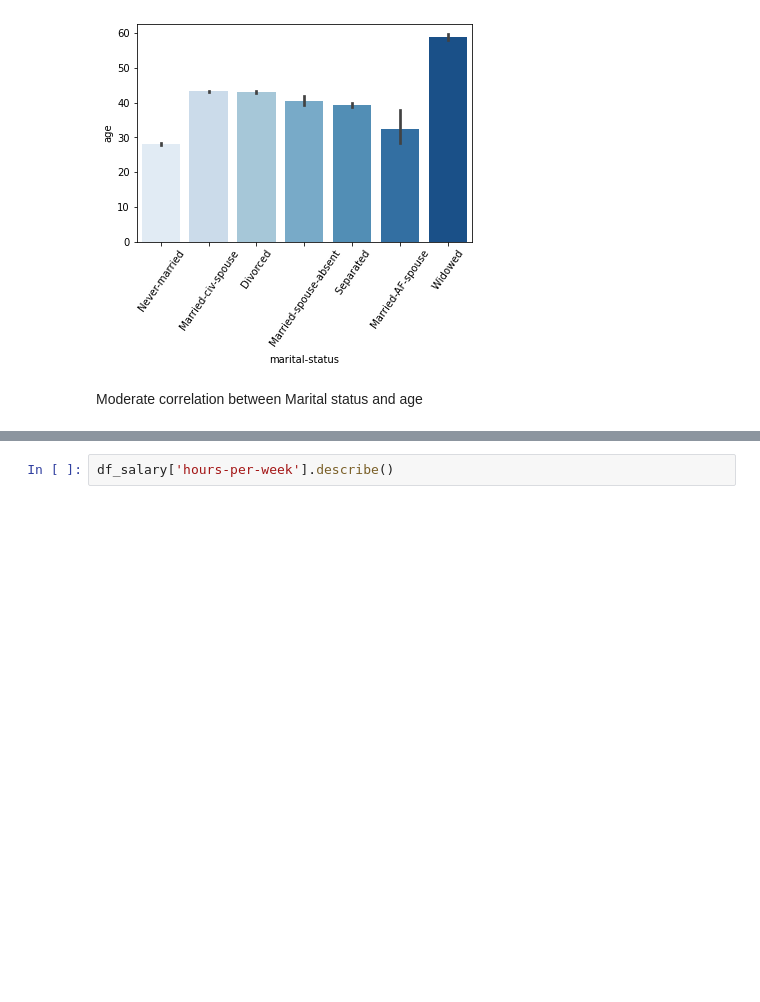
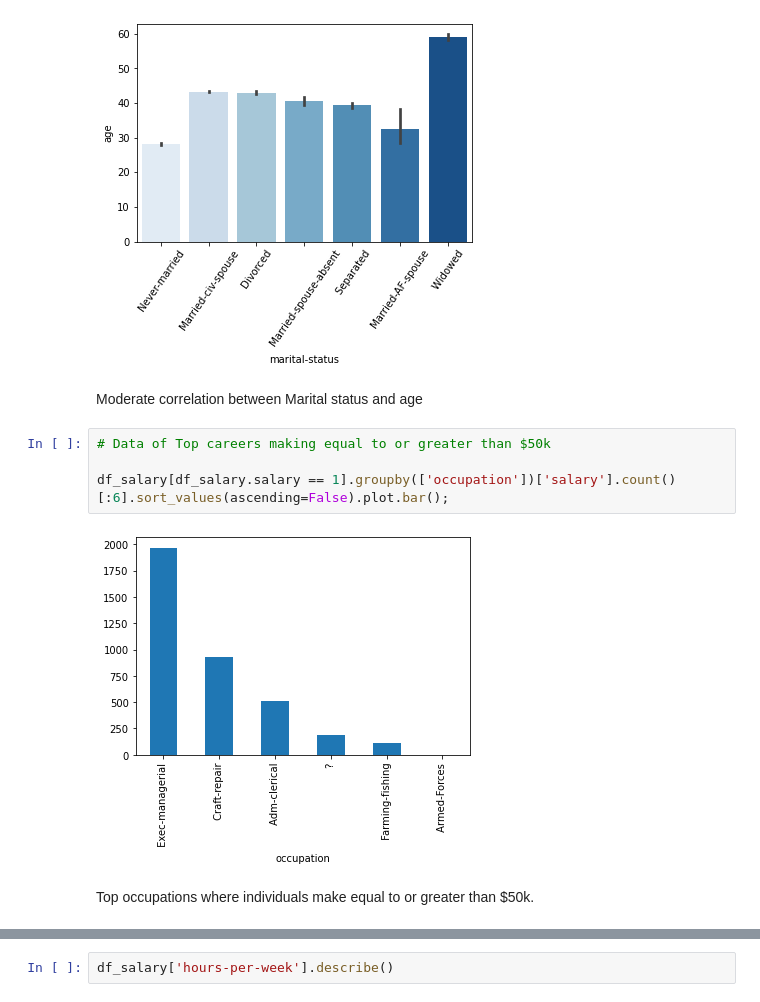
Before and after one commit to jeangarcia77/Salary-Prediction-Analysis, a Jupyter notebook: Salary_Prediction_Project.ipynb, the cells around one changed output, grey strips where cells are left out. Cells and saved outputs as stored; diff of their text form; blank space fills up the shorter version.

```diff
--- a/Salary_Prediction_Project.ipynb
+++ b/Salary_Prediction_Project.ipynb
@@ -349,3 +349,11 @@ sns.barplot(data=df_salary, x="marital-status", y="age" , palette='Blues');
 [figure]
 # %% [markdown]
 Moderate correlation between Marital status and age
+# %%
+# Data of Top careers making equal to or greater than $50k
+
+df_salary[df_salary.salary == 1].groupby(['occupation'])['salary'].count()[:6].sort_values(ascending=False).plot.bar();
+# %% [output]
+[figure, added]
+# %% [markdown]
+Top occupations where individuals make equal to or greater than $50k.
```
Also changed, not shown: parts of 11 cells of this notebook.
